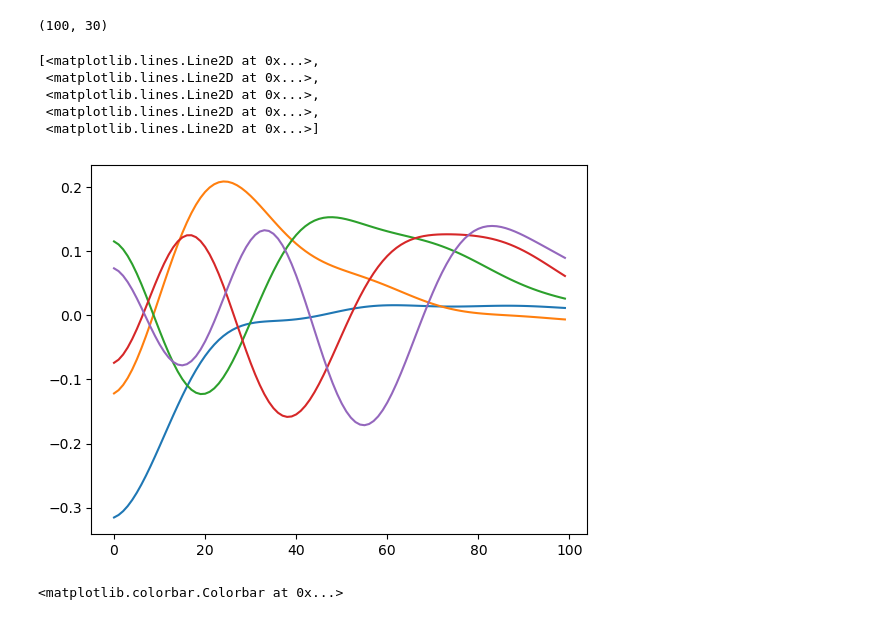
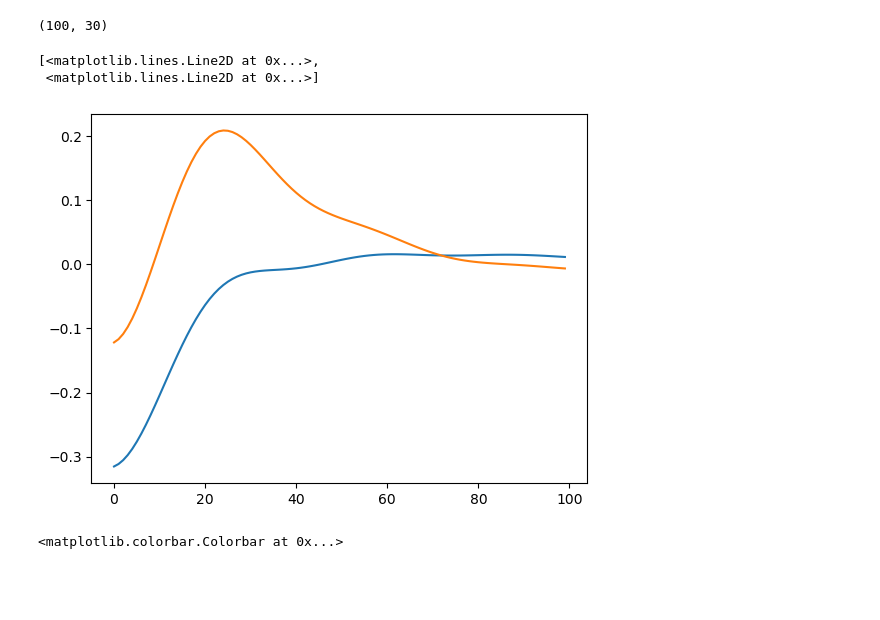
Before and after one commit to lheagy/eosc-454, a Jupyter notebook: lectures/linear-problem.ipynb, the cells around one changed output. Saved outputs shown, nothing was run; the diff lists cells and outputs as text; code cells hidden in the pictures; blank space fills up the shorter version.

```diff
--- a/lectures/linear-problem.ipynb
+++ b/lectures/linear-problem.ipynb
@@ -403,6 +403,10 @@ interactive(children=(FloatText(value=0.1, description='std'), IntSlider(value=0
 <function __main__.plot_iteration_interactive(std, iteration)>
 # %% [markdown]
 # solve with SVD
+# %%
+n_kernels = 30
+G = get_G(x_nodes, n_kernels, j0=1, jN=30, p=-0.05, q=0.1)
+dobs = G @ model
 # %%
 U, l, VT = np.linalg.svd(G, full_matrices=False)
 # %%
@@ -420,14 +424,11 @@ V.shape
 # %% [output]
 (100, 30)
 # %%
-plt.plot(V[:, 0:5])
+plt.plot(V[:, 0:2])
 # %% [output]
 [<matplotlib.lines.Line2D at 0x...>,
- <matplotlib.lines.Line2D at 0x...>,
- <matplotlib.lines.Line2D at 0x...>,
- <matplotlib.lines.Line2D at 0x...>,
  <matplotlib.lines.Line2D at 0x...>]
-[figure, old version]
+[figure, new version]
 # %%
 plt.colorbar(plt.matshow(V.T @ V))
 # %% [output]
```
Also changed, not shown: parts of 17 cells of this notebook.
